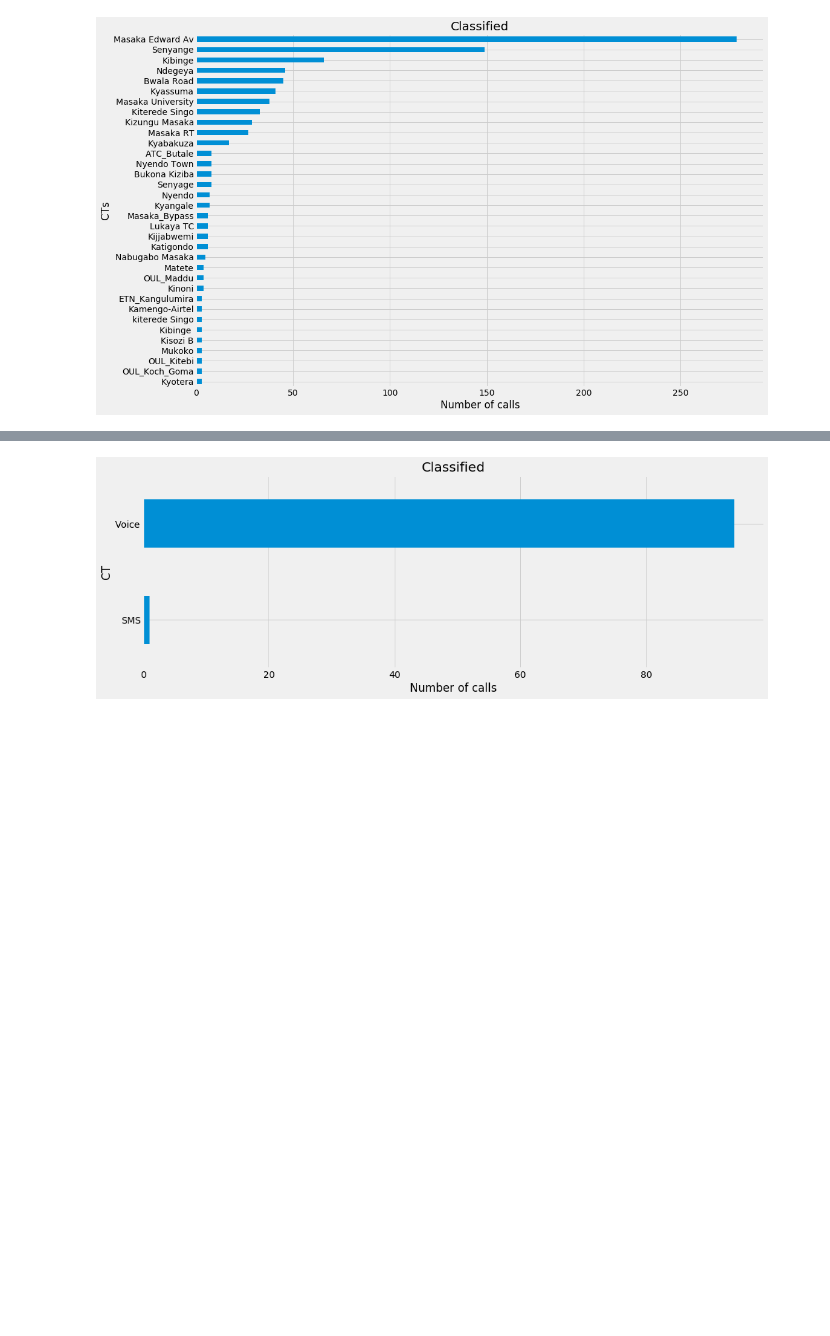
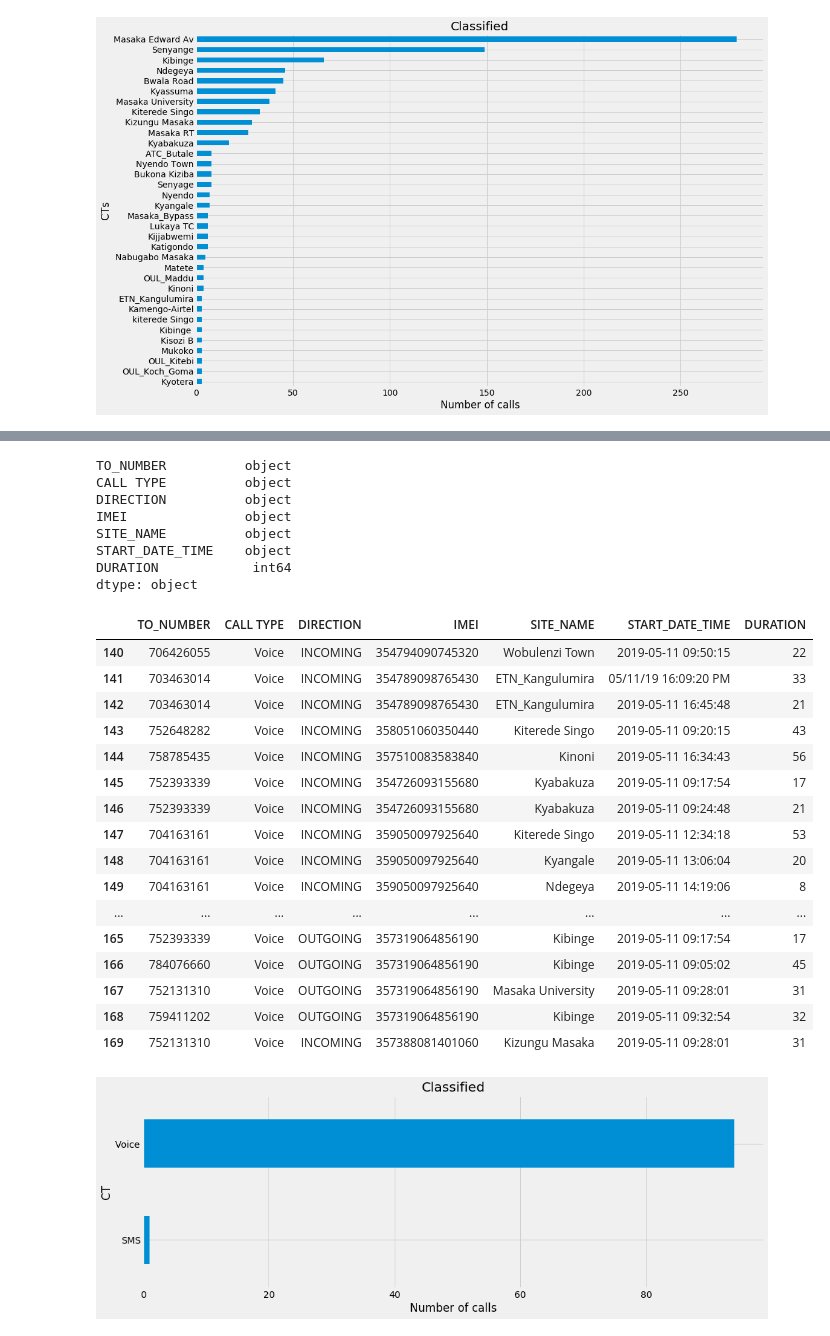
Before and after one commit to nassersaazi/ml_models, a Jupyter notebook: airtel.ipynb, the cells around one changed output, grey strips where cells are left out. Saved outputs shown, nothing was run; the diff lists cells and outputs as text; code cells hidden in the pictures; blank space fills up the shorter version.

```diff
--- a/airtel.ipynb
+++ b/airtel.ipynb
@@ -39,3 +59,34 @@ plt.show()
+# %%
+print(airtel.dtypes)
+#airtel["START_DATE_TIME"] = airtel["START_DATE_TIME"].replace('/', '-')
+#airtel[['START_DATE_TIME']] =airtel[['START_DATE_TIME']].apply(pd.to_datetime)
+airtel.iloc[140:170,]
+# %% [output]
+TO_NUMBER          object
+CALL TYPE          object
+DIRECTION          object
+IMEI               object
+SITE_NAME          object
+START_DATE_TIME    object
+DURATION            int64
+dtype: object
+|  | TO_NUMBER | CALL TYPE | DIRECTION | IMEI | SITE_NAME | START_DATE_TIME | DURATION |
+| 140 | 706426055 | Voice | INCOMING | 354794090745320 | Wobulenzi Town | 2019-05-11 09:50:15 | 22 |
+| 141 | 703463014 | Voice | INCOMING | 354789098765430 | ETN_Kangulumira | 05/11/19 16:09:20 PM | 33 |
+| 142 | 703463014 | Voice | INCOMING | 354789098765430 | ETN_Kangulumira | 2019-05-11 16:45:48 | 21 |
+| 143 | 752648282 | Voice | INCOMING | 358051060350440 | Kiterede Singo | 2019-05-11 09:20:15 | 43 |
+| 144 | 758785435 | Voice | INCOMING | 357510083583840 | Kinoni | 2019-05-11 16:34:43 | 56 |
+| 145 | 752393339 | Voice | INCOMING | 354726093155680 | Kyabakuza | 2019-05-11 09:17:54 | 17 |
+| 146 | 752393339 | Voice | INCOMING | 354726093155680 | Kyabakuza | 2019-05-11 09:24:48 | 21 |
+| 147 | 704163161 | Voice | INCOMING | 359050097925640 | Kiterede Singo | 2019-05-11 12:34:18 | 53 |
+| 148 | 704163161 | Voice | INCOMING | 359050097925640 | Kyangale | 2019-05-11 13:06:04 | 20 |
+| 149 | 704163161 | Voice | INCOMING | 359050097925640 | Ndegeya | 2019-05-11 14:19:06 | 8 |
+| ... | ... | ... | ... | ... | ... | ... | ... |
+| 165 | 752393339 | Voice | OUTGOING | 357319064856190 | Kibinge | 2019-05-11 09:17:54 | 17 |
+| 166 | 784076660 | Voice | OUTGOING | 357319064856190 | Kibinge | 2019-05-11 09:05:02 | 45 |
+| 167 | 752131310 | Voice | OUTGOING | 357319064856190 | Masaka University | 2019-05-11 09:28:01 | 31 |
+| 168 | 759411202 | Voice | OUTGOING | 357319064856190 | Kibinge | 2019-05-11 09:32:54 | 32 |
+| 169 | 752131310 | Voice | INCOMING | 357388081401060 | Kizungu Masaka | 2019-05-11 09:28:01 | 31 |
 # %%
 bottom_towers_call_type = bottom_towers.groupby('SITE_NAME')
 bottom_towers.groupby('CALL TYPE').size().sort_values().plot.barh(figsize=(15,5))
```
Also changed, not shown: parts of 3 cells of this notebook, 1 other file.
